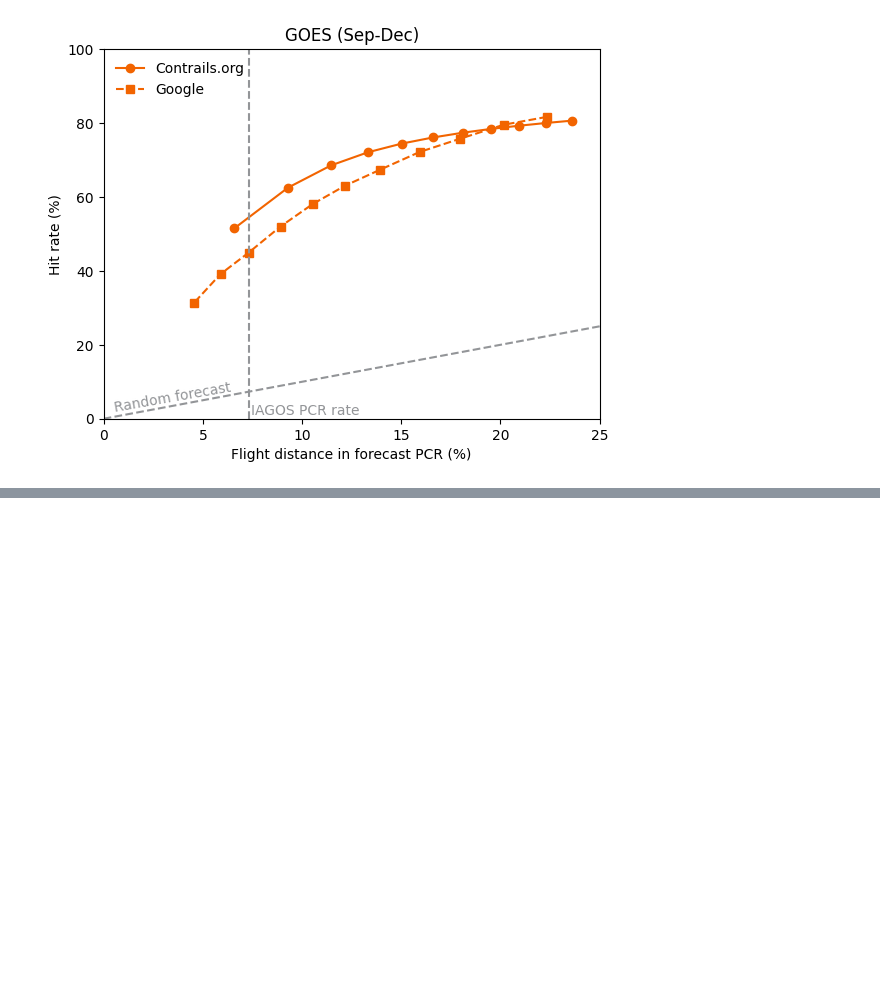
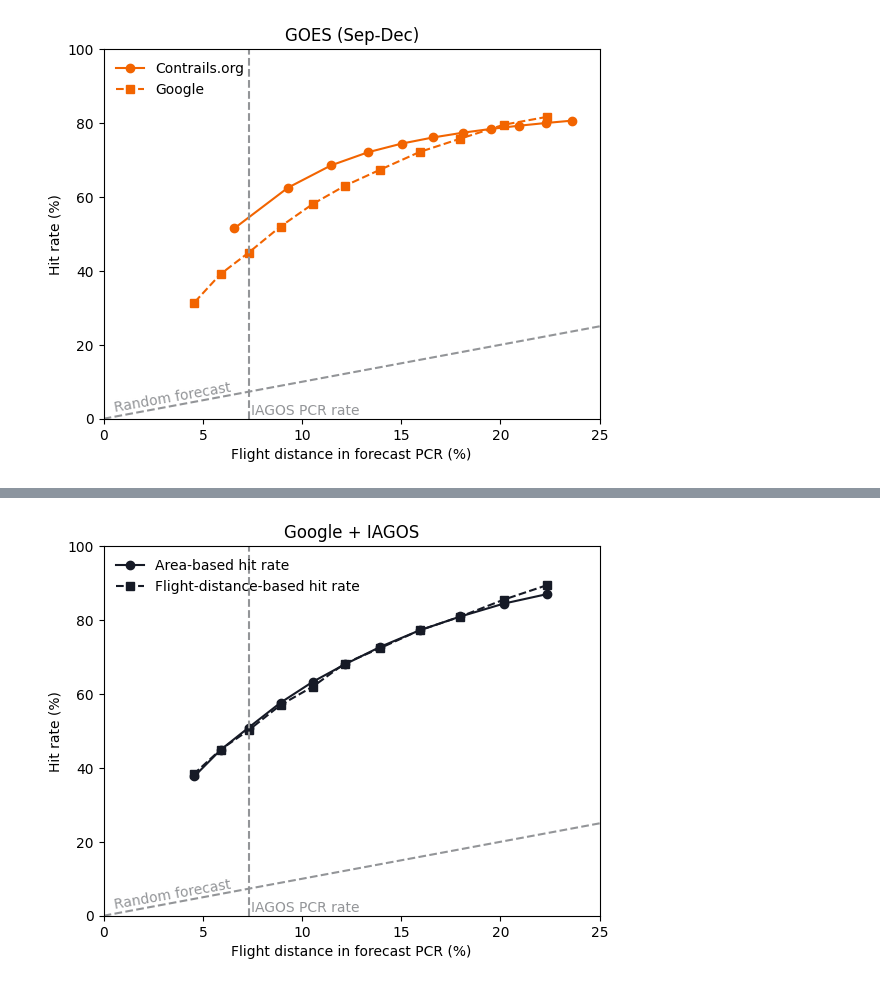
Before and after one commit to contrailcirrus/contrail-bench, a Jupyter notebook: publications/2025Q1/data/curation.ipynb, the cells around one changed output, grey strips where cells are left out. Saved outputs shown, nothing was run; the diff lists cells and outputs as text; code cells hidden in the pictures; blank space fills up the shorter version.

```diff
--- a/publications/2025Q1/data/curation.ipynb
+++ b/publications/2025Q1/data/curation.ipynb
@@ -214,0 +296,33 @@ plt.title("GOES (Sep-Dec)");
+# %%
+df_adsb = open_dfs("google-adsb")
+df_iagos = open_dfs("google-iagos")
+df_gruan = open_dfs("google-gruan")
+df_contrailwatch = open_dfs("google-contrailwatch")
+df_iagos_fd = open_dfs("google-iagos-flight-distance")
+df_gruan_fd = open_dfs("google-gruan-flight-distance")
+df_contrailwatch_fd = open_dfs("google-contrailwatch-flight-distance")
+# %%
+df = pd.DataFrame({
+    "penalty": penalty(df_adsb, "probability_threshold"),
+    "iagos_hit_rate": hit_rate(df_iagos, "probability_threshold"),
+    "iagos_hit_rate_flight_distance": hit_rate_flight_distance(df_iagos_fd, "probability_threshold"),
+    "gruan_hit_rate": hit_rate(df_gruan, "probability_threshold"),
+    "gruan_hit_rate_flight_distance": hit_rate_flight_distance(df_gruan_fd, "probability_threshold"),
+    "contrailwatch_hit_rate": hit_rate(df_contrailwatch, "probability_threshold"),
+    "contrailwatch_hit_rate_flight_distance": hit_rate_flight_distance(df_contrailwatch_fd, "probability_threshold"),
+})
+# %%
+plt.plot(100 * df["penalty"], 100 * df["iagos_hit_rate"], "-o", color=exo_black, label="Area-based hit rate")
+plt.plot(100 * df["penalty"], 100 * df["iagos_hit_rate_flight_distance"], "--s", color=exo_black, label="Flight-distance-based hit rate")
+plt.xlabel("Flight distance in forecast PCR (%)")
+plt.ylabel("Hit rate (%)")
+plt.xlim([0, 25])
+plt.ylim([0, 100])
+plt.gca().axline([0, 0], [100, 100], ls="--", color=gray50)
+plt.gca().axvline(x=100 * iagos_pcr_rate, ls="--", color=gray50)
+plt.annotate("Random forecast", xy=(0.02, 0.02), xycoords="axes fraction", color=gray50, rotation=10)
+plt.annotate("IAGOS PCR rate", xy=(100 * iagos_pcr_rate + 0.1, 1), color=gray50)
+plt.legend(loc="upper left", frameon=False)
+plt.title("Google + IAGOS");
+# %% [output]
+[figure, added]
```
Also changed, not shown: parts of 17 cells of this notebook.
